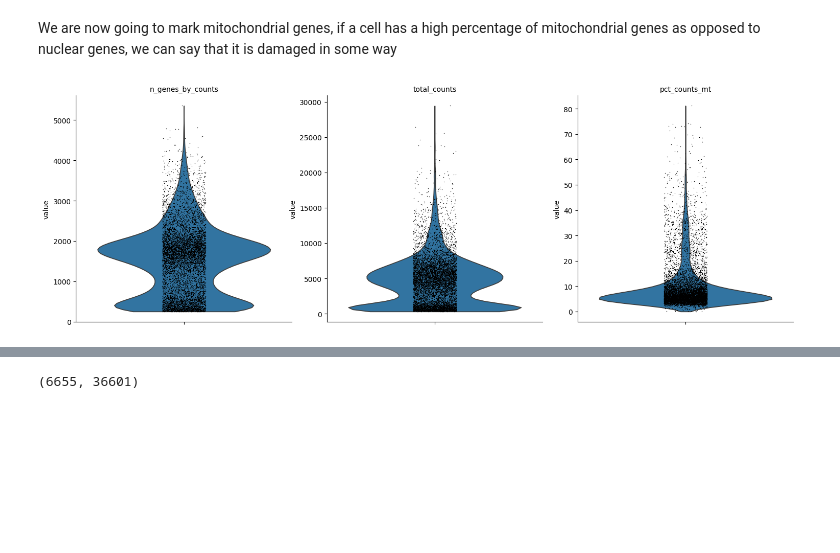
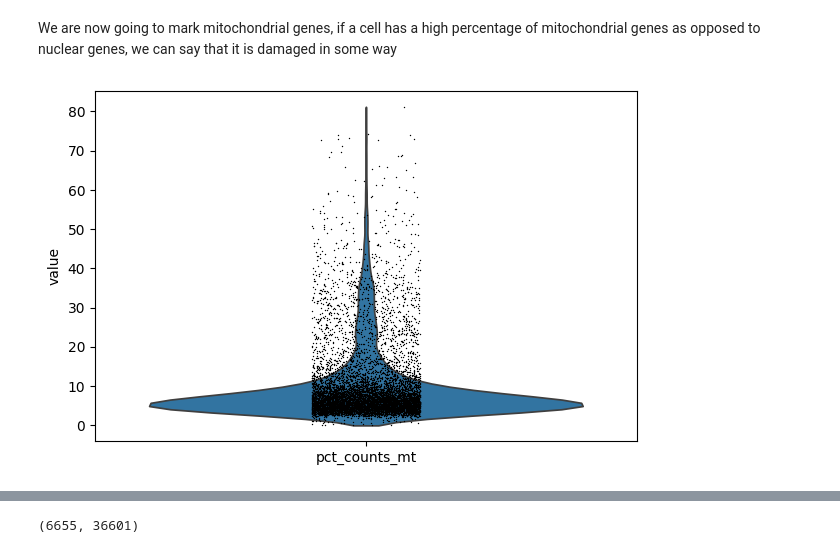
Before and after one commit to OliverWinter1/Dupilumab-PBMC-scRNAseq-Analysis, a Jupyter notebook: Main.ipynb, the cells around one changed output, grey strips where cells are left out. Cells and saved outputs as stored; diff of their text form; code cells hidden in the pictures; blank space fills up the shorter version.

```diff
--- a/Main.ipynb
+++ b/Main.ipynb
@@ -132,17 +132,15 @@ We are now going to mark mitochondrial genes, if a cell has a high percentage of
 # %%
 pre_adata.var["mt"] = pre_adata.var_names.str.startswith("MT-")
 
 sc.pp.calculate_qc_metrics(
     pre_adata,
     qc_vars=["mt"],
     inplace=True,
-    percent_top=None,
 )
 
 sc.pl.violin(
     pre_adata,
-    ["n_genes_by_counts", "total_counts", "pct_counts_mt"],
-    multi_panel=True,
+    ["pct_counts_mt"],
 )
 # %% [output]
-[figure, old version]
+[figure, new version]
```
Also changed, not shown: parts of 4 cells of this notebook, 1 other file.
